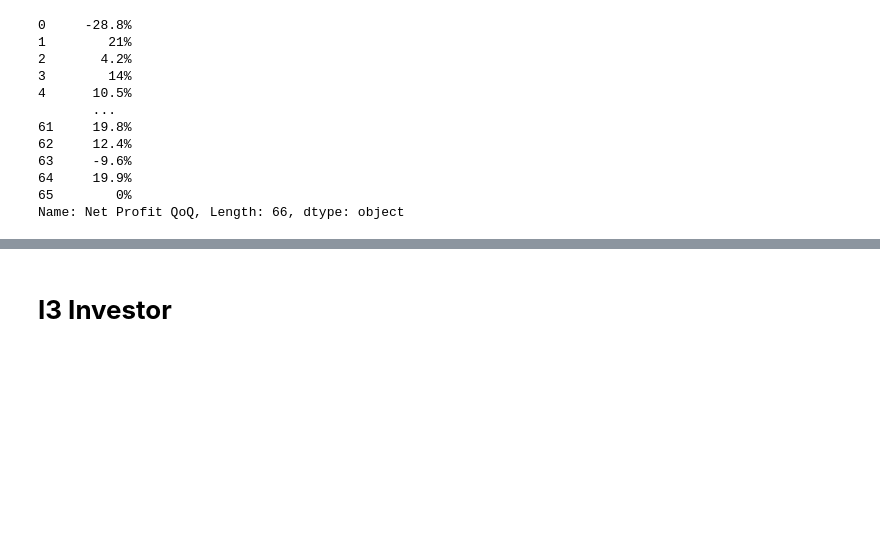
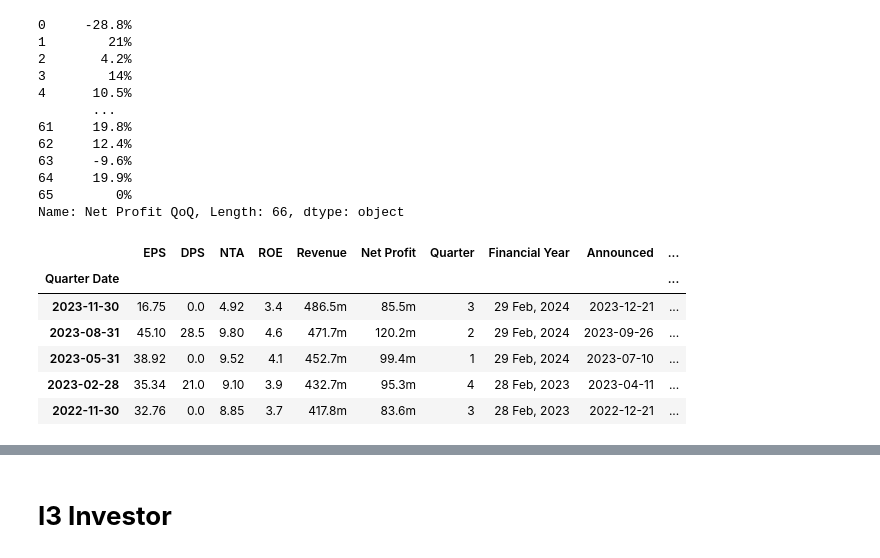
Before and after one commit to yeesem/Web-Scraping, a Jupyter notebook: Web_Scraping_KLSE_SCREENER.ipynb, the cells around one changed output, grey strips where cells are left out. Saved outputs shown, nothing was run; the diff lists cells and outputs as text; code cells hidden in the pictures; blank space fills up the shorter version.

```diff
--- a/Web_Scraping_KLSE_SCREENER.ipynb
+++ b/Web_Scraping_KLSE_SCREENER.ipynb
@@ -1257,3 +1263,10 @@ def get_YoY_and_QoQ_tag(quarter_result_html):
+# %%
+def YoY_calculation(table,col,yoy_tag):
+    for i in range(len(table[col])):
+        if yoy_tag[i][1] == "btn-danger":
+          table[col][i] = "-" + table[col][i]
+
+    return table[col]
 # %%
 def QoQ_calculation(table,col,compare_col):
   for i in range(1,len(table[col]),1):
@@ -1261,6 +1274,3 @@ def QoQ_calculation(table,col,compare_col):
       table[col].iloc[i-1] = "-" + table[col].iloc[i-1]
 
   return table[col]
-# %%
-quarter_result_table.index = pd.to_datetime(quarter_result_table.index)
-quarter_result_table.sort_values(by='Quarter Date', inplace=True)
@@ -1301,0 +1322,10 @@ Name: Net Profit QoQ, Length: 66, dtype: object
+# %%
+quarter_result_table.head()
+# %% [output]
+|  | EPS | DPS | NTA | ROE | Revenue | Net Profit | Quarter | Financial Year | Announced | ... |
+| Quarter Date |  |  |  |  |  |  |  |  |  | ... |
+| 2023-11-30 | 16.75 | 0.0 | 4.92 | 3.4 | 486.5m | 85.5m | 3 | 29 Feb, 2024 | 2023-12-21 | ... |
+| 2023-08-31 | 45.10 | 28.5 | 9.80 | 4.6 | 471.7m | 120.2m | 2 | 29 Feb, 2024 | 2023-09-26 | ... |
+| 2023-05-31 | 38.92 | 0.0 | 9.52 | 4.1 | 452.7m | 99.4m | 1 | 29 Feb, 2024 | 2023-07-10 | ... |
+| 2023-02-28 | 35.34 | 21.0 | 9.10 | 3.9 | 432.7m | 95.3m | 4 | 28 Feb, 2023 | 2023-04-11 | ... |
+| 2022-11-30 | 32.76 | 0.0 | 8.85 | 3.7 | 417.8m | 83.6m | 3 | 28 Feb, 2023 | 2022-12-21 | ... |
```
Also changed, not shown: parts of 14 cells of this notebook.
